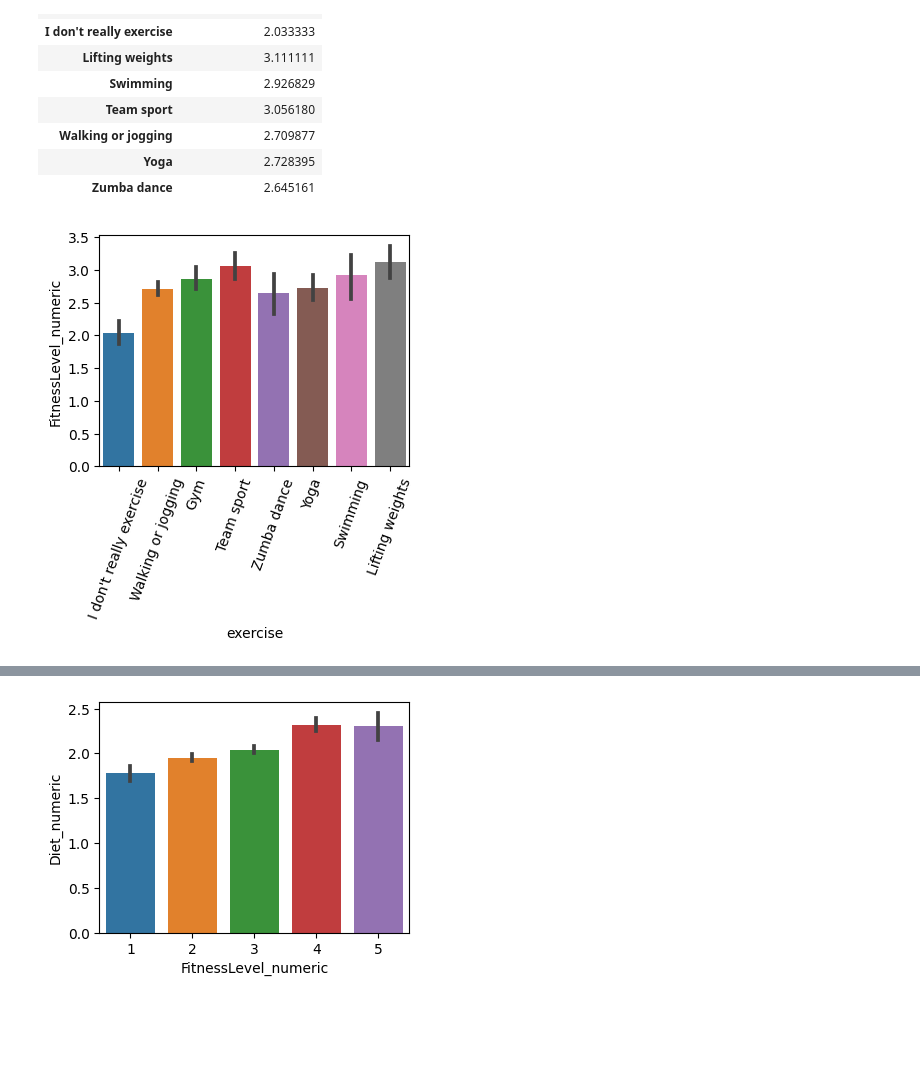
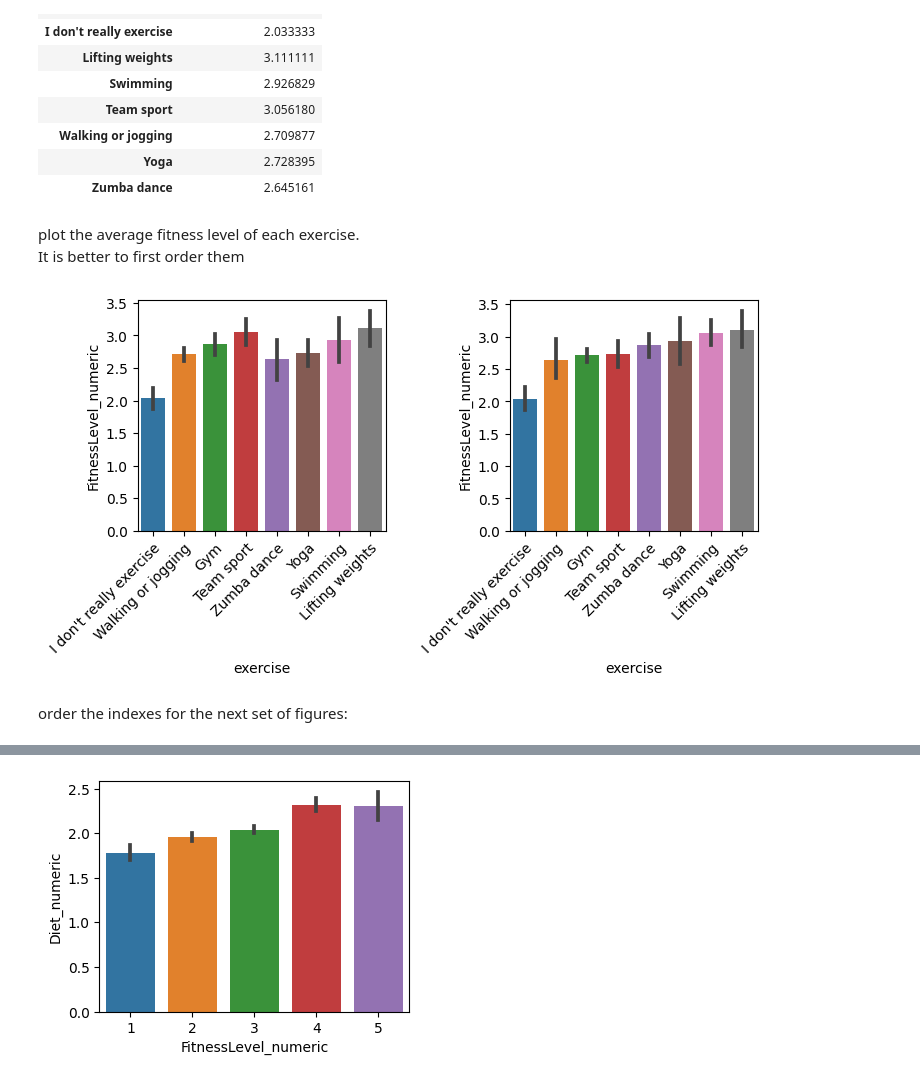
Before and after one commit to nlihin/data-analytics, a Jupyter notebook: unit09_EDA on survey data.ipynb, the cells around one changed output, grey strips where cells are left out. Saved outputs shown, nothing was run; the diff lists cells and outputs as text; code cells hidden in the pictures; blank space fills up the shorter version.

```diff
--- a/unit09_EDA on survey data.ipynb
+++ b/unit09_EDA on survey data.ipynb
@@ -166,7 +279,7 @@ array([None, 'Team sport'], dtype=object)
 # %% [markdown]
 Add these new columns with the exercises to the dataframe
 # %%
-fit_df["choice1"]= list_exs[0]
-fit_df["choice2"]= list_exs[1]
-fit_df["choice3"]= list_exs[2]
-fit_df["choice4"]= list_exs[3]
+merged_df["choice1"]= list_exs[0]
+merged_df["choice2"]= list_exs[1]
+merged_df["choice3"]= list_exs[2]
+merged_df["choice4"]= list_exs[3]
@@ -212,10 +321,10 @@ fit_df[features]
 # %% [markdown]
 This is in long format:
 # %%
-ids = ['index','ImportanceExercise', 'FitnessLevel','FitnessLevel_numeric','Diet_numeric', 'SelfRatingDiet']
+ids = ['index','ImportanceExercise', 'FitnessLevel','FitnessLevel_numeric','Diet_numeric', 'SelfRatingDiet', 'DoYouDo_Alone',"not_alone", 'Daytime']
 values = ['choice1','choice2', 'choice3', 'choice4']
 # %%
-melted_df = pd.melt(fit_df, id_vars= ids, value_vars= values)
+melted_df = pd.melt(merged_df, id_vars= ids, value_vars= values)
 melted_df.head()
 # %% [output]
 |  | index | ImportanceExercise | FitnessLevel | FitnessLevel_numeric | Diet_numeric | SelfRatingDiet | ... |
@@ -271,10 +381,21 @@ group_df
 | Walking or jogging | 2.709877 |
 | Yoga | 2.728395 |
 | Zumba dance | 2.645161 |
+# %% [markdown]
+plot the average fitness level of each exercise.
+It is better to first order them
+# %%
+order_y=melted_df.groupby('exercise')['FitnessLevel_numeric'].mean().sort_values().index
 # %%
-plt.figure(figsize=(4,3))
-sns.barplot(data = melted_df, x='exercise', y='FitnessLevel_numeric')
-plt.xticks(rotation=70)
+fig, ax = plt.subplots(1,2, figsize = (8,3))
+plt.subplots_adjust(wspace = 0.5)
+sns.barplot(data = melted_df, x='exercise', y='FitnessLevel_numeric', ax = ax[0])
+sns.barplot(data = melted_df, x='exercise', y='FitnessLevel_numeric', order = order_y, ax = ax[1])
+
+ax[0].set_xticklabels(ax[0].get_xticklabels(), rotation=45, ha='right', rotation_mode='anchor')
+ax[1].set_xticklabels(ax[0].get_xticklabels(), rotation=45, ha='right', rotation_mode='anchor')
 plt.show()
 # %% [output]
-[figure, old version]
+[figure, new version]
+# %% [markdown]
+order the indexes for the next set of figures:
```
Also changed, not shown: parts of 69 cells of this notebook.
